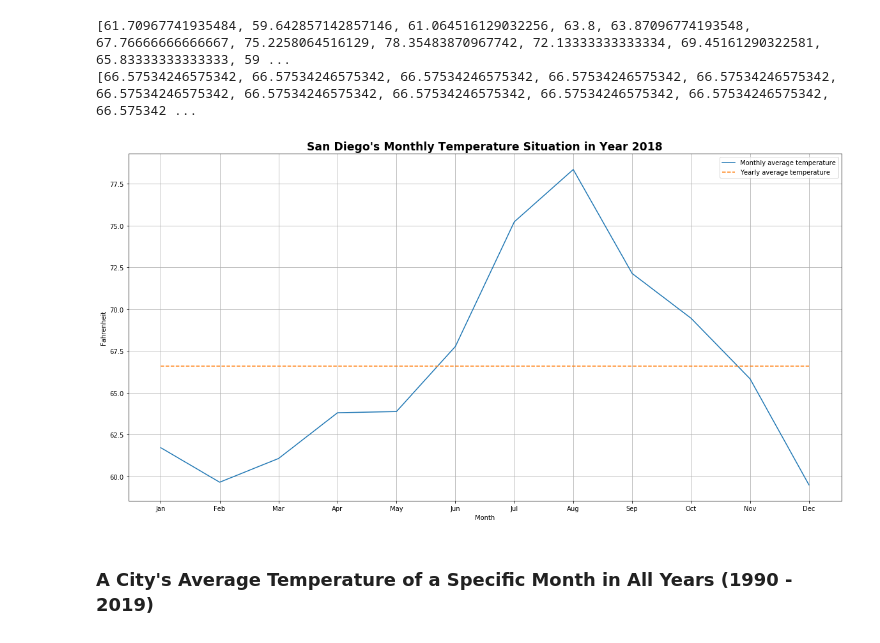
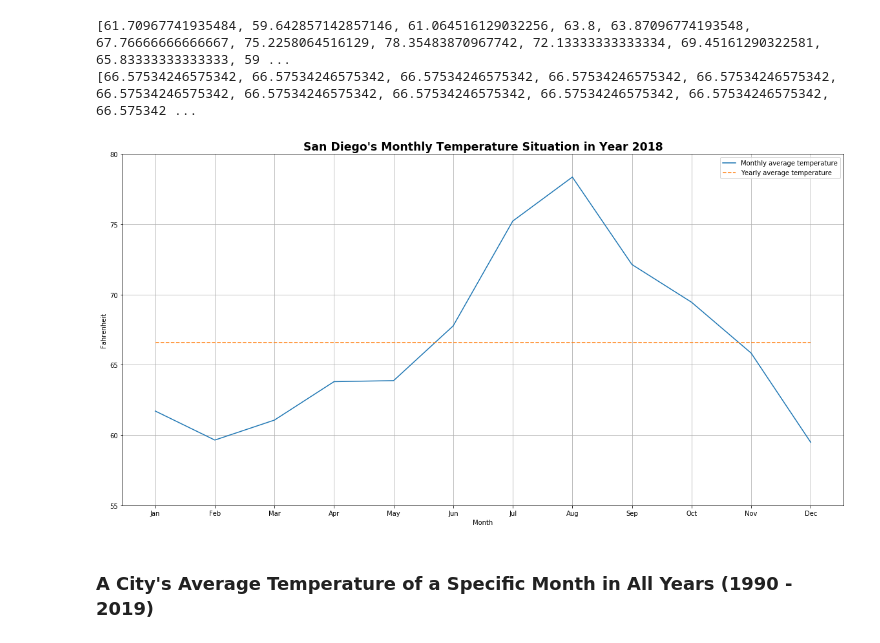
Before and after one commit to WFighter909/ECE-143-Group-10, a Jupyter notebook: data_visualization_temperature.ipynb, the cells around one changed output. Cells and saved outputs as stored; diff of their text form; code cells hidden in the pictures.

```diff
--- a/data_visualization_temperature.ipynb
+++ b/data_visualization_temperature.ipynb
@@ -30,19 +30,20 @@ print(yearly_avg_temp_list)
 # %%
 # Plot
 plt.figure(figsize=(20,10))
 plt.plot(range(12), monthly_avg_temp_list)
 plt.plot(range(12), yearly_avg_temp_list, '--')
 title_str = '{}\'s Monthly Temperature Situation in Year {}'.format(code_city_refer[city], year)
 plt.xlabel('Month')
 plt.xticks(range(12),['Jan','Feb','Mar','Apr','May','Jun','Jul','Aug','Sep','Oct','Nov','Dec'])
 plt.ylabel('Fahrenheit')
+plt.ylim([55,80])
 plt.title(title_str,fontsize='xx-large',fontweight='bold')
 plt.legend(['Monthly average temperature','Yearly average temperature'])
 plt.grid()
 #plt.savefig(fname)
 plt.show()
 # %% [output]
-[figure, old version]
+[figure, new version]
 # %% [markdown]
 ### A City's Average Temperature of a Specific Month in All Years (1990 - 2019)
 # %%
```
Also changed, not shown: parts of 7 cells of this notebook, 36 other files.
